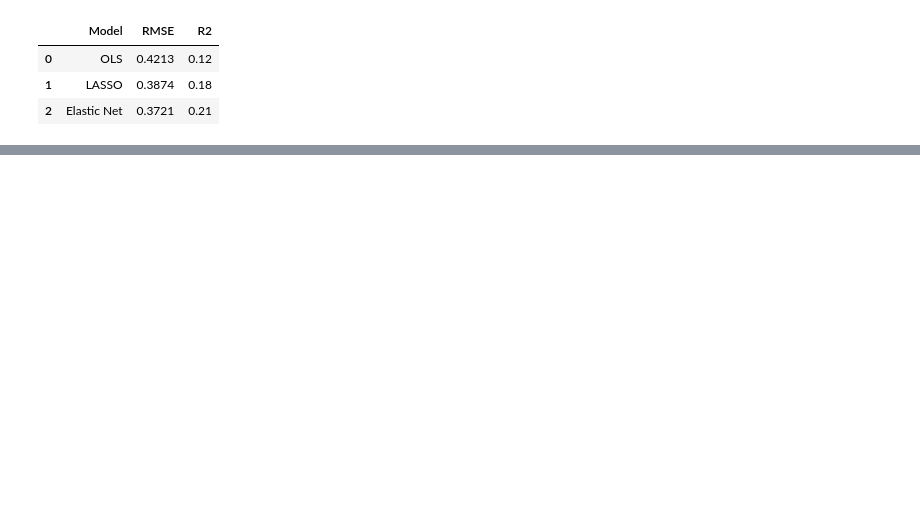
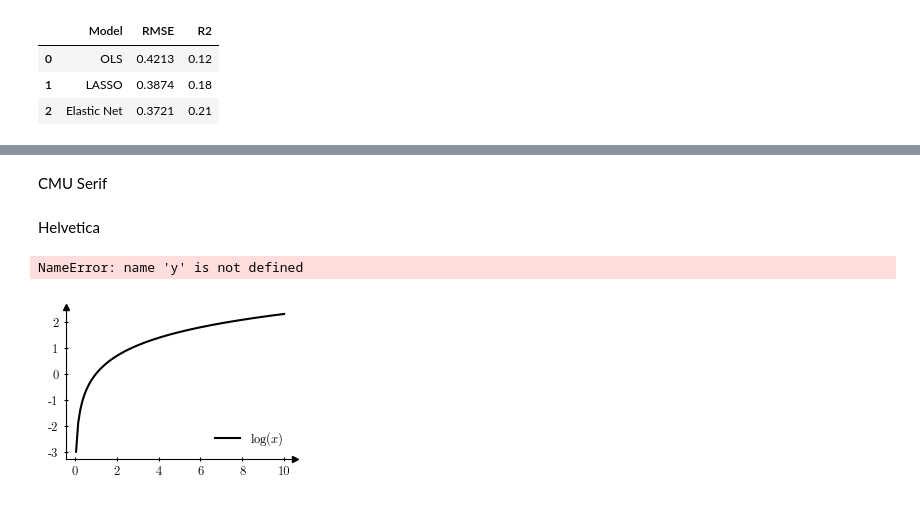
Before and after one commit to leospecks/Thesis-Project, a Jupyter notebook: 5_notebooks/00_scrathpad.ipynb, the cells around one changed output, grey strips where cells are left out. Drawn from its saved outputs; the diff is of its cells as text; code cells hidden in the pictures; blank space fills up the shorter version.

```diff
--- a/5_notebooks/00_scrathpad.ipynb
+++ b/5_notebooks/00_scrathpad.ipynb
@@ -23,0 +33,2 @@ df
+# %% [markdown]
+ CMU Serif
@@ -23,0 +54,2 @@ df
+# %% [markdown]
+Helvetica
@@ -23,0 +73,44 @@ df
+# %%
+plt.rcParams.update({
+    "font.size": 9,
+    "axes.labelsize": 9,
+    "axes.titlesize": 9,
+    "xtick.labelsize": 9,
+    "ytick.labelsize": 9,
+    "legend.fontsize": 9,
+
+    "pdf.fonttype": 42,
+    "ps.fonttype": 42,
+})
+# %%
+x = np.linspace(-10, 10, 200)
+
+cm = 1 / 2.54
+
+fig, ax = plt.subplots(figsize=(7.5 * cm, 5 * cm))
+
+ax.plot(x, np.log(x), color="black", label=r"$\log(x)$")
+#ax.set_xlabel(r"Time")
+#ax.set_ylabel(r"Units")
+ax.grid(False)
+ax.legend(frameon=False)
+ax.tick_params(direction="inout")
+ax.spines["top"].set_visible(False)
+ax.spines["right"].set_visible(False)
+ax.plot(1, 0, marker=">", transform=ax.transAxes, clip_on=False,
+        color=ax.spines["bottom"].get_edgecolor(), markersize=5)
+
+ax.plot(0, 1, marker="^", transform=ax.transAxes, clip_on=False,
+        color=ax.spines["left"].get_edgecolor(), markersize=5)
+
+ax.fill_between(
+    x, y, 0,
+    alpha=0.2,
+    label=r"$\int \log(x)\,dx$"
+)
+
+fig.savefig("../1_latex/1.5_figures/test figures/my_plot.pdf", bbox_inches="tight", pad_inches=0.01)
+plt.show()
+# %% [output]
+NameError: name 'y' is not defined
+[figure, added]
```
Also changed, not shown: parts of 11 cells of this notebook, 23 other files.
